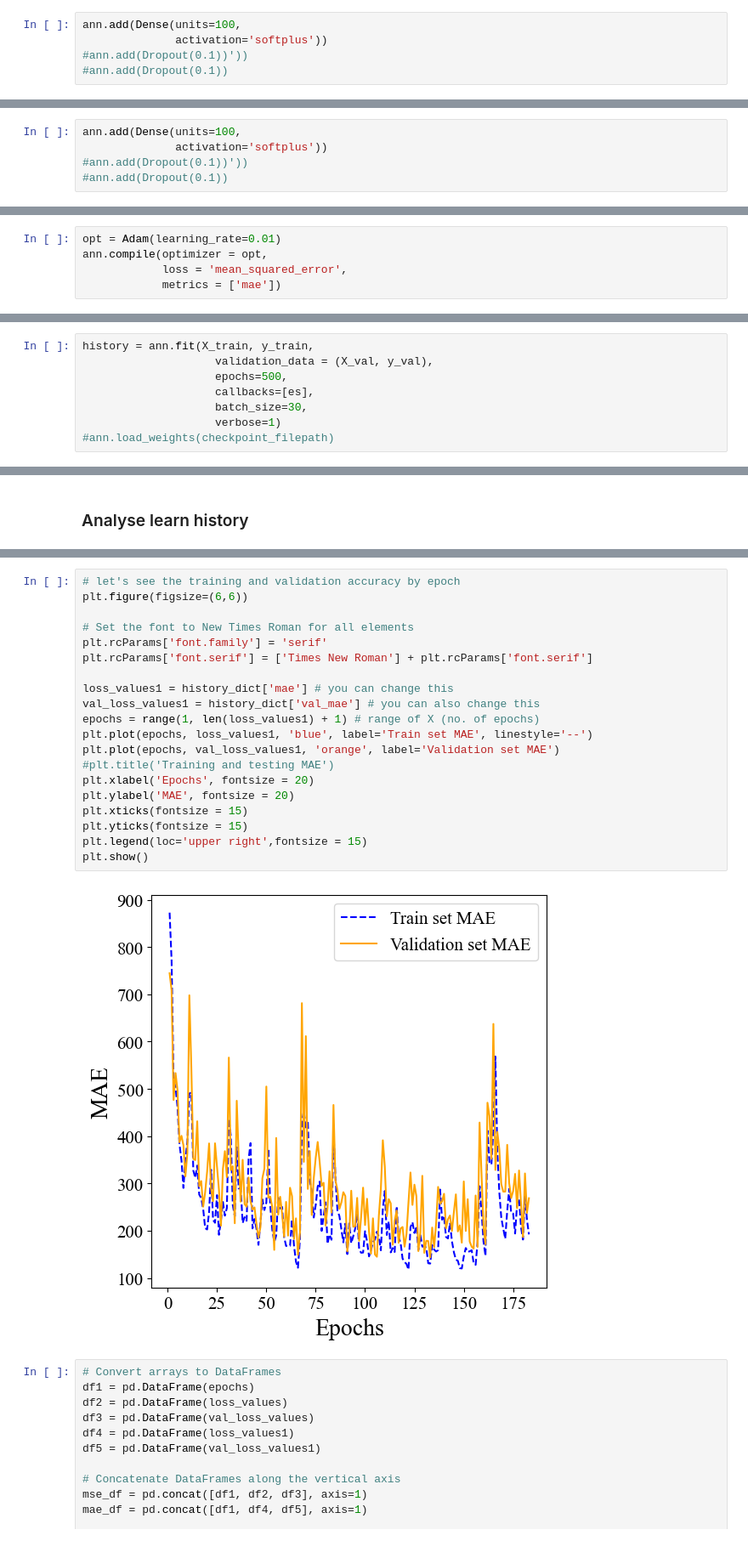
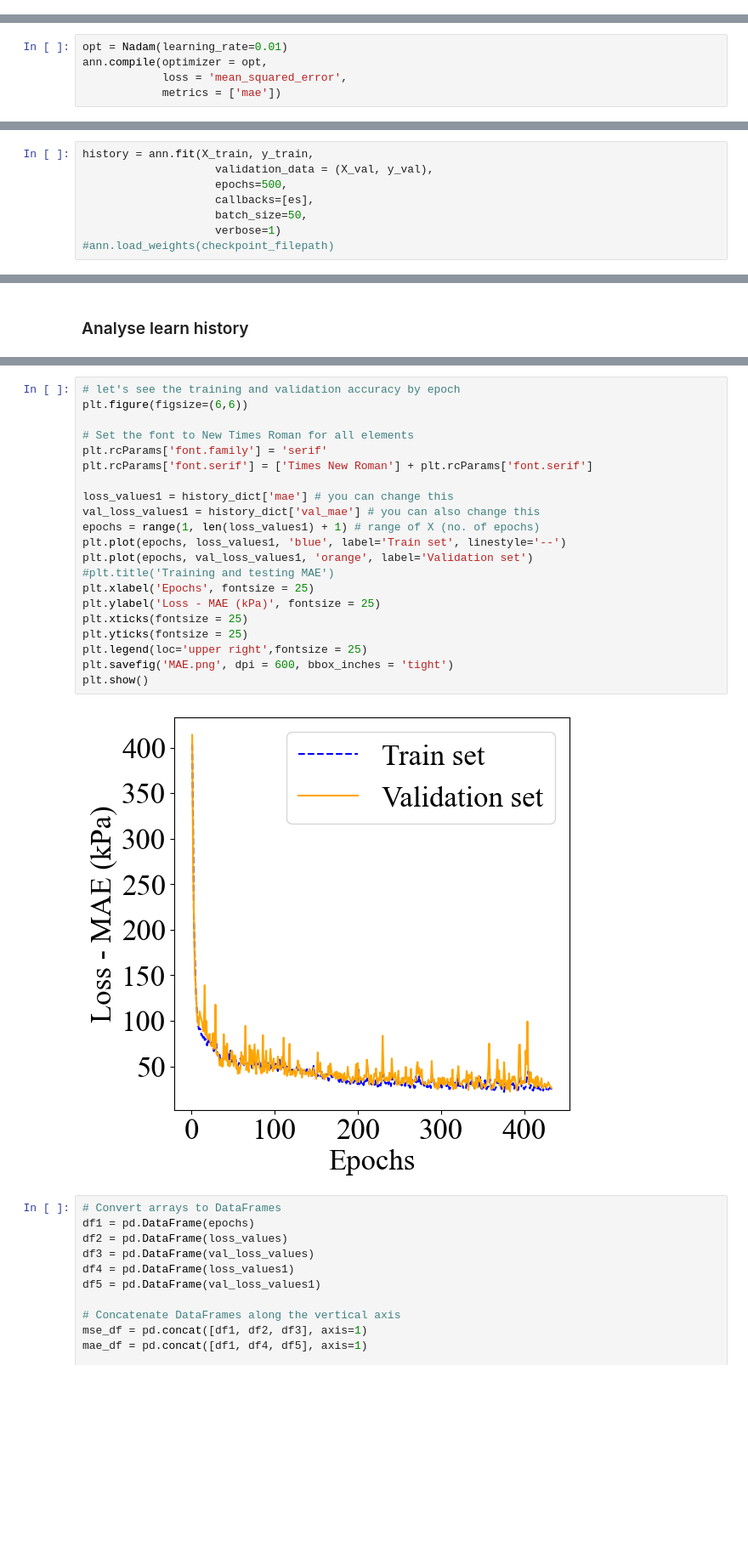
Before and after one commit to ChamodiWidanage/ANN_1D_2, a Jupyter notebook: Peak_Reflected_Pressure/Peak_Reflected_Pressure_ANN_model_2_nodrop_noscale.ipynb, the cells around one changed output, grey strips where cells are left out. Shown at 85% size. Saved outputs shown, nothing was run; the diff lists cells and outputs as text; blank space fills up the shorter version.

```diff
--- a/Peak_Reflected_Pressure/Peak_Reflected_Pressure_ANN_model_2_nodrop_noscale.ipynb
+++ b/Peak_Reflected_Pressure/Peak_Reflected_Pressure_ANN_model_2_nodrop_noscale.ipynb
@@ -106,5 +113,0 @@ ann.add(Dense(units=100,
-# %%
-ann.add(Dense(units=100,
-              activation='softplus'))
-#ann.add(Dropout(0.1))'))
-#ann.add(Dropout(0.1))
@@ -113,8 +114,3 @@ ann.add(Dense(units=100,
-# %%
-ann.add(Dense(units=100,
-              activation='softplus'))
-#ann.add(Dropout(0.1))'))
-#ann.add(Dropout(0.1))
 # %% [markdown]
 ### Adding the output layer
 # %%
@@ -147,7 +141,7 @@ _________________________________________________________________
 # %% [markdown]
 ### Compiling the ANN
 # %%
-opt = Adam(learning_rate=0.01)
+opt = Nadam(learning_rate=0.01)
 ann.compile(optimizer = opt,
             loss = 'mean_squared_error',
             metrics = ['mae'])
@@ -171,7 +165,7 @@ history = ann.fit(X_train, y_train,
                     validation_data = (X_val, y_val),
                     epochs=500,
                     callbacks=[es],
-                    batch_size=30,
+                    batch_size=50,
                     verbose=1)
 #ann.load_weights(checkpoint_filepath)
 # %% [output]
@@ -221,25 +215,26 @@ plt.show()
 # %%
 # let's see the training and validation accuracy by epoch
 plt.figure(figsize=(6,6))
 
 # Set the font to New Times Roman for all elements
 plt.rcParams['font.family'] = 'serif'
 plt.rcParams['font.serif'] = ['Times New Roman'] + plt.rcParams['font.serif']
 
 loss_values1 = history_dict['mae'] # you can change this
 val_loss_values1 = history_dict['val_mae'] # you can also change this
 epochs = range(1, len(loss_values1) + 1) # range of X (no. of epochs)
-plt.plot(epochs, loss_values1, 'blue', label='Train set MAE', linestyle='--')
-plt.plot(epochs, val_loss_values1, 'orange', label='Validation set MAE')
+plt.plot(epochs, loss_values1, 'blue', label='Train set', linestyle='--')
+plt.plot(epochs, val_loss_values1, 'orange', label='Validation set')
 #plt.title('Training and testing MAE')
-plt.xlabel('Epochs', fontsize = 20)
-plt.ylabel('MAE', fontsize = 20)
-plt.xticks(fontsize = 15)
-plt.yticks(fontsize = 15)
-plt.legend(loc='upper right',fontsize = 15)
+plt.xlabel('Epochs', fontsize = 25)
+plt.ylabel('Loss - MAE (kPa)', fontsize = 25)
+plt.xticks(fontsize = 25)
+plt.yticks(fontsize = 25)
+plt.legend(loc='upper right',fontsize = 25)
+plt.savefig('MAE.png', dpi = 600, bbox_inches = 'tight')
 plt.show()
 # %% [output]
-[figure, old version]
+[figure, new version]
 # %%
 # Convert arrays to DataFrames
 df1 = pd.DataFrame(epochs)
```
Also changed, not shown: parts of 35 cells of this notebook, 28 other files.
